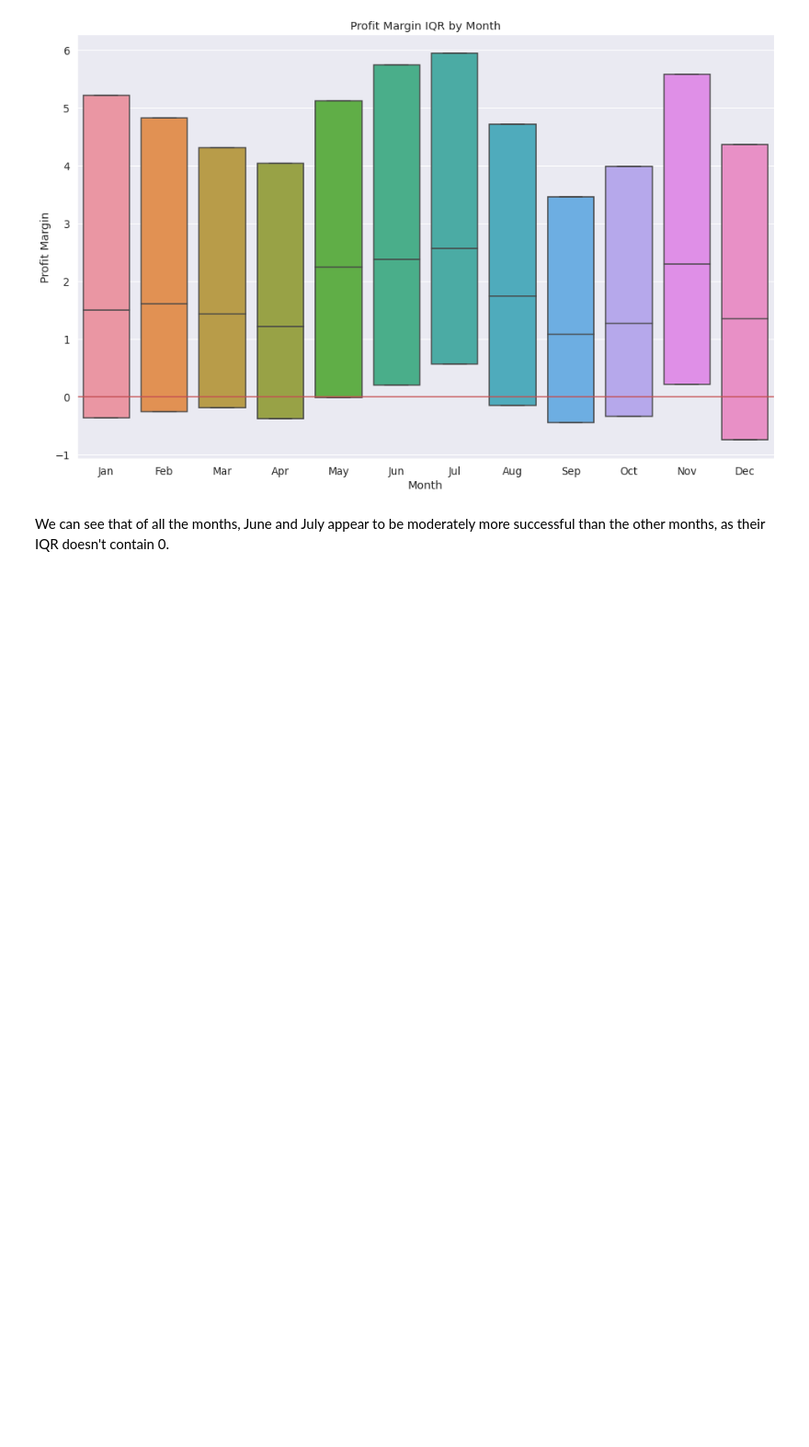
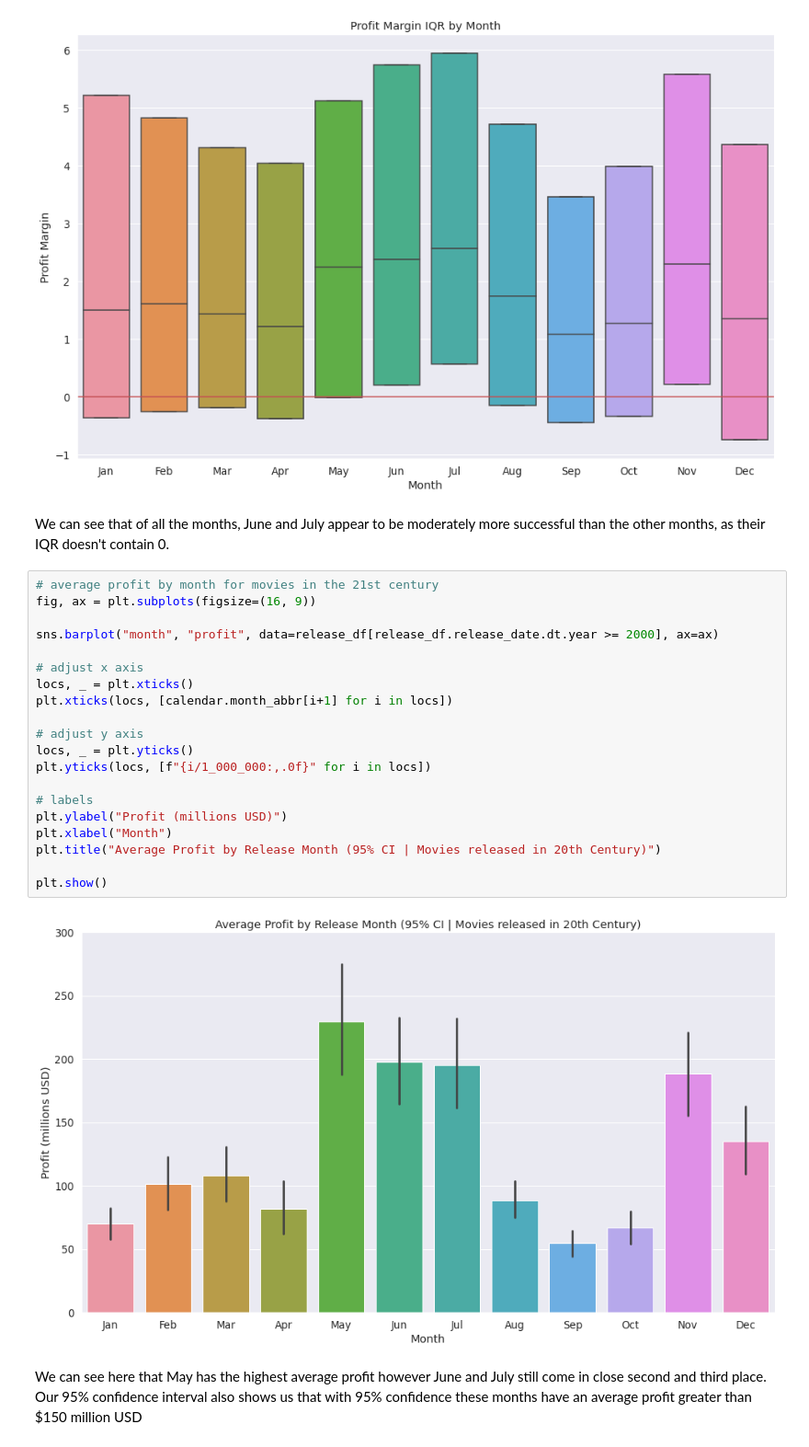
Before and after one commit to Skellet0r/movie-industry, a Jupyter notebook: notebooks/03-eamor-data-exploration.ipynb, the cells around one changed output. Shown at 92% size. Cells and saved outputs as stored; diff of their text form; blank space fills up the shorter version.

Commit message:
feat: add average profit by month bar chart

```diff
--- a/notebooks/03-eamor-data-exploration.ipynb
+++ b/notebooks/03-eamor-data-exploration.ipynb
@@ -370,3 +370,27 @@ plt.show()
 [figure]
 # %% [markdown]
 We can see that of all the months, June and July appear to be moderately more successful than the other months, as their IQR doesn't contain 0.
+# %%
+# average profit by month for movies in the 21st century
+fig, ax = plt.subplots(figsize=(16, 9))
+
+sns.barplot("month", "profit", data=release_df[release_df.release_date.dt.year >= 2000], ax=ax)
+
+# adjust x axis
+locs, _ = plt.xticks()
+plt.xticks(locs, [calendar.month_abbr[i+1] for i in locs])
+
+# adjust y axis
+locs, _ = plt.yticks()
+plt.yticks(locs, [f"{i/1_000_000:,.0f}" for i in locs])
+
+# labels
+plt.ylabel("Profit (millions USD)")
+plt.xlabel("Month")
+plt.title("Average Profit by Release Month (95% CI | Movies released in 20th Century)")
+
+plt.show()
+# %% [output]
+[figure, added]
+# %% [markdown]
+We can see here that May has the highest average profit however June and July still come in close second and third place. Our 95% confidence interval also shows us that with 95% confidence these months have an average profit greater than $150 million USD
```
